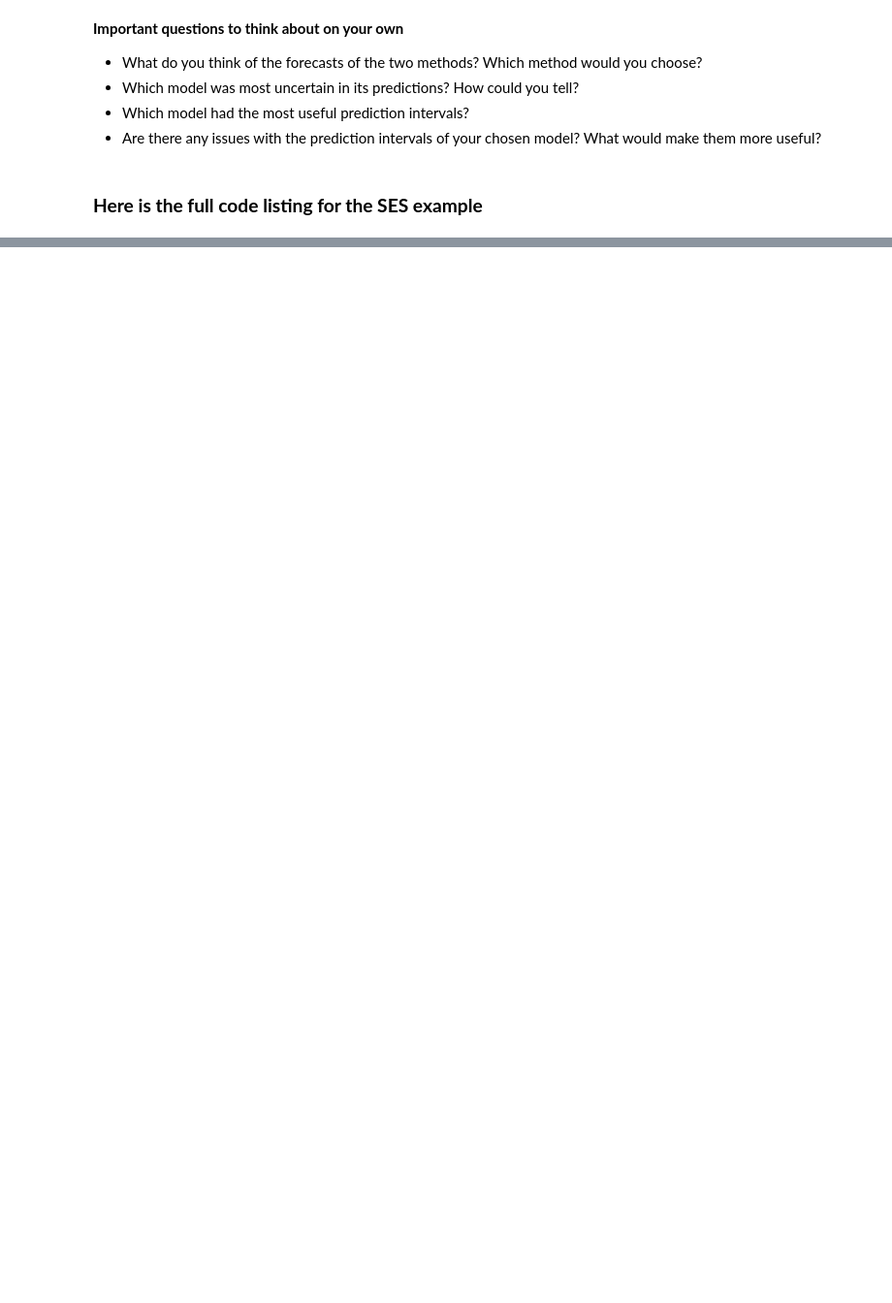
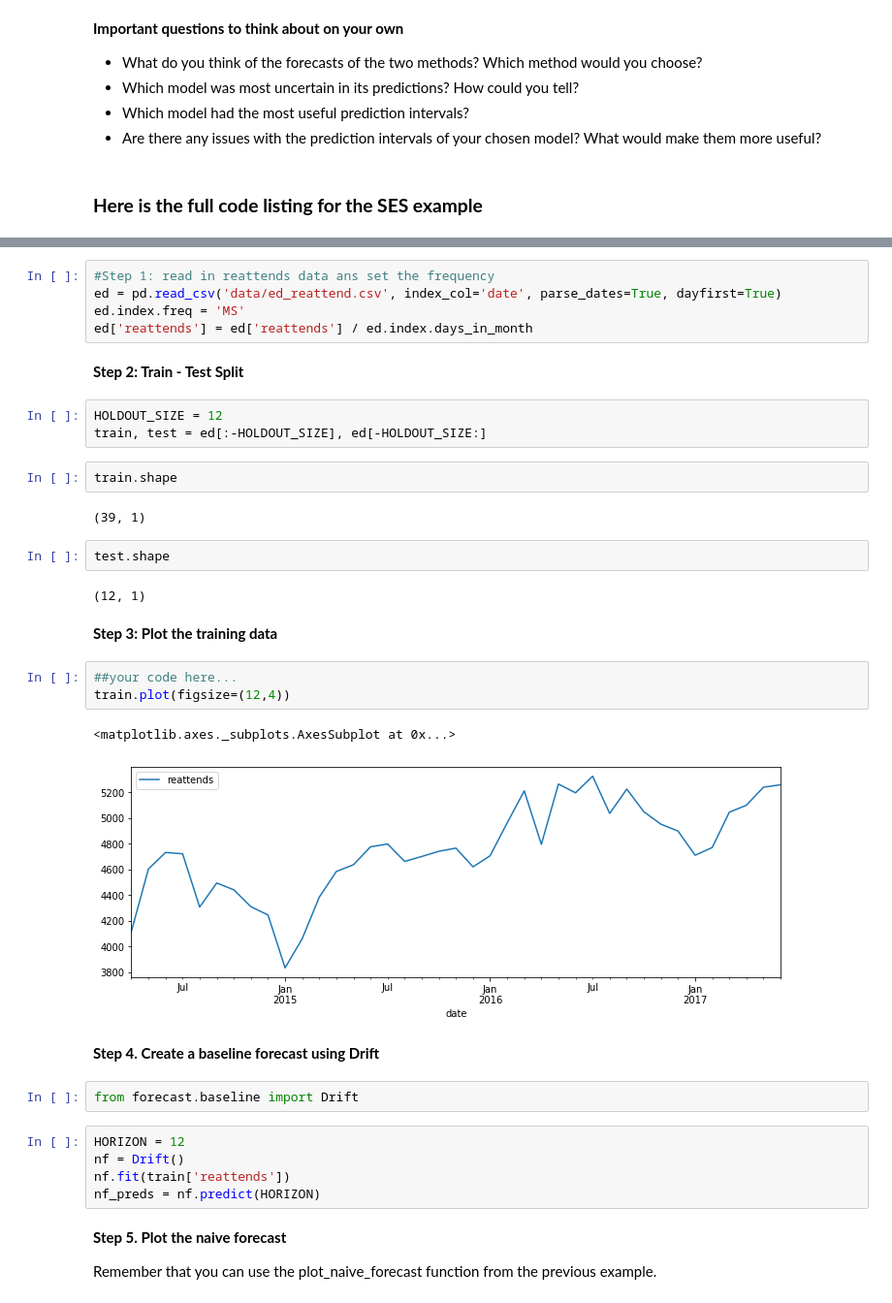
Before and after one commit to TomMonks/psma-forecasting, a Jupyter notebook: Lab_ExpSmoothing.ipynb, the cells around one changed output, grey strips where cells are left out. Shown: that part at 97% size. Cells and saved outputs as stored; diff of their text form; blank space fills up the shorter version.

```diff
--- a/Lab_ExpSmoothing.ipynb
+++ b/Lab_ExpSmoothing.ipynb
@@ -288,0 +293,39 @@ plot_naive_forecast(train['flow'], test['flow'], nf1, HORIZON)
+# %%
+#Step 1: read in reattends data ans set the frequency
+ed = pd.read_csv('data/ed_reattend.csv', index_col='date', parse_dates=True, dayfirst=True)
+ed.index.freq = 'MS'
+ed['reattends'] = ed['reattends'] / ed.index.days_in_month
+# %% [markdown]
+**Step 2: Train - Test Split**
+# %%
+HOLDOUT_SIZE = 12
+train, test = ed[:-HOLDOUT_SIZE], ed[-HOLDOUT_SIZE:]
+# %%
+train.shape
+# %% [output]
+(39, 1)
+# %%
+test.shape
+# %% [output]
+(12, 1)
+# %% [markdown]
+**Step 3: Plot the training data**
+# %%
+##your code here...
+train.plot(figsize=(12,4))
+# %% [output]
+<matplotlib.axes._subplots.AxesSubplot at 0x...>
+[figure, added]
+# %% [markdown]
+**Step 4. Create a baseline forecast using Drift**
+# %%
+from forecast.baseline import Drift
+# %%
+HORIZON = 12
+nf = Drift()
+nf.fit(train['reattends'])
+nf_preds = nf.predict(HORIZON)
+# %% [markdown]
+**Step 5. Plot the naive forecast**
+
+Remember that you can use the plot_naive_forecast function from the previous example.
```
Also changed, not shown: parts of 23 cells of this notebook, 2 other files.
